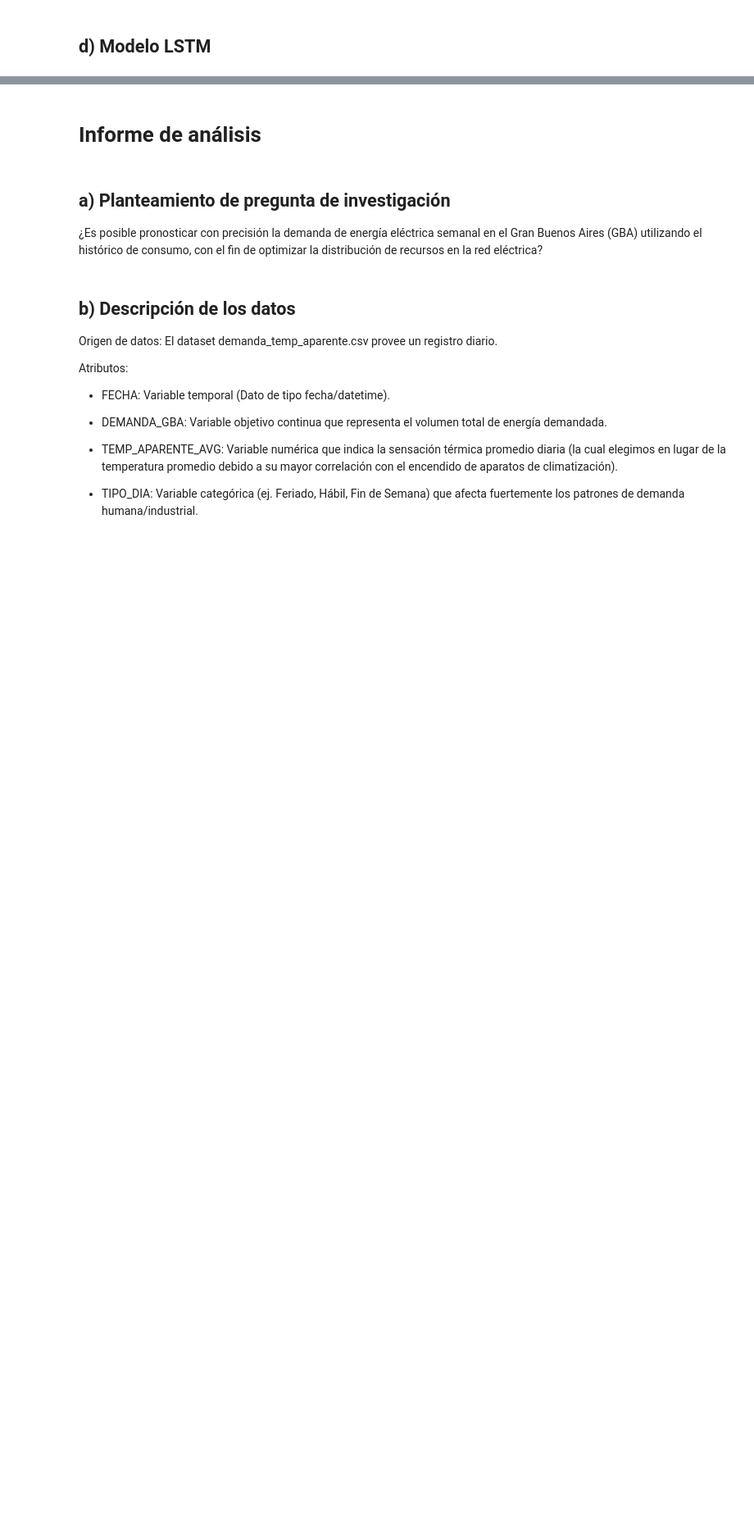
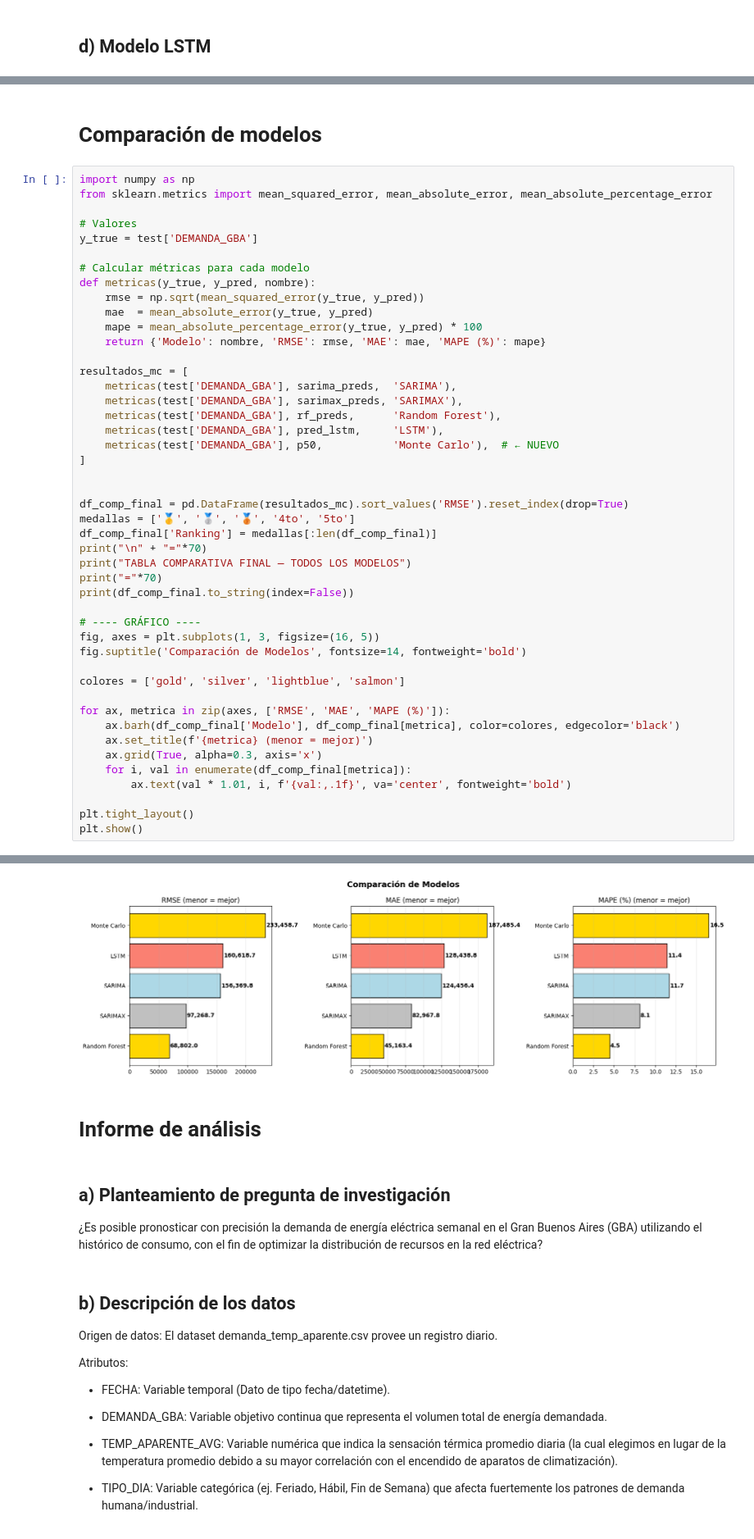
Before and after one commit to alexisbarnique/ceia-ast-tpf, a Jupyter notebook: TPF_AST.ipynb, the cells around one changed output, grey strips where cells are left out. Shown at 82% size. Cells and saved outputs as stored; diff of their text form; blank space fills up the shorter version.

```diff
--- a/TPF_AST.ipynb
+++ b/TPF_AST.ipynb
@@ -426,0 +763,49 @@ MAPE: 6.95%
+# %% [markdown]
+# Comparación de modelos
+# %%
+import numpy as np
+from sklearn.metrics import mean_squared_error, mean_absolute_error, mean_absolute_percentage_error
+
+# Valores
+y_true = test['DEMANDA_GBA']
+
+# Calcular métricas para cada modelo
+def metricas(y_true, y_pred, nombre):
+    rmse = np.sqrt(mean_squared_error(y_true, y_pred))
+    mae  = mean_absolute_error(y_true, y_pred)
+    mape = mean_absolute_percentage_error(y_true, y_pred) * 100
+    return {'Modelo': nombre, 'RMSE': rmse, 'MAE': mae, 'MAPE (%)': mape}
+
+resultados_mc = [
+    metricas(test['DEMANDA_GBA'], sarima_preds,  'SARIMA'),
+    metricas(test['DEMANDA_GBA'], sarimax_preds, 'SARIMAX'),
+    metricas(test['DEMANDA_GBA'], rf_preds,      'Random Forest'),
+    metricas(test['DEMANDA_GBA'], pred_lstm,     'LSTM'),
+    metricas(test['DEMANDA_GBA'], p50,           'Monte Carlo'),  # ← NUEVO
+]
+
+
+df_comp_final = pd.DataFrame(resultados_mc).sort_values('RMSE').reset_index(drop=True)
+medallas = ['🥇', '🥈', '🥉', '4to', '5to']
+df_comp_final['Ranking'] = medallas[:len(df_comp_final)]
+print("\n" + "="*70)
+print("TABLA COMPARATIVA FINAL — TODOS LOS MODELOS")
+print("="*70)
+print(df_comp_final.to_string(index=False))
+
+# ---- GRÁFICO ----
+fig, axes = plt.subplots(1, 3, figsize=(16, 5))
+fig.suptitle('Comparación de Modelos', fontsize=14, fontweight='bold')
+
+colores = ['gold', 'silver', 'lightblue', 'salmon']
+
+for ax, metrica in zip(axes, ['RMSE', 'MAE', 'MAPE (%)']):
+    ax.barh(df_comp_final['Modelo'], df_comp_final[metrica], color=colores, edgecolor='black')
+    ax.set_title(f'{metrica} (menor = mejor)')
+    ax.grid(True, alpha=0.3, axis='x')
+    for i, val in enumerate(df_comp_final[metrica]):
+        ax.text(val * 1.01, i, f'{val:,.1f}', va='center', fontweight='bold')
+
+plt.tight_layout()
+plt.show()
+# %% [output]
@@ -427,3 +821,4 @@ MAPE: 6.95%
+[figure, added]
 # %% [markdown]
 # Informe de análisis
 # %% [markdown]
```
Also changed, not shown: parts of 10 cells of this notebook.
